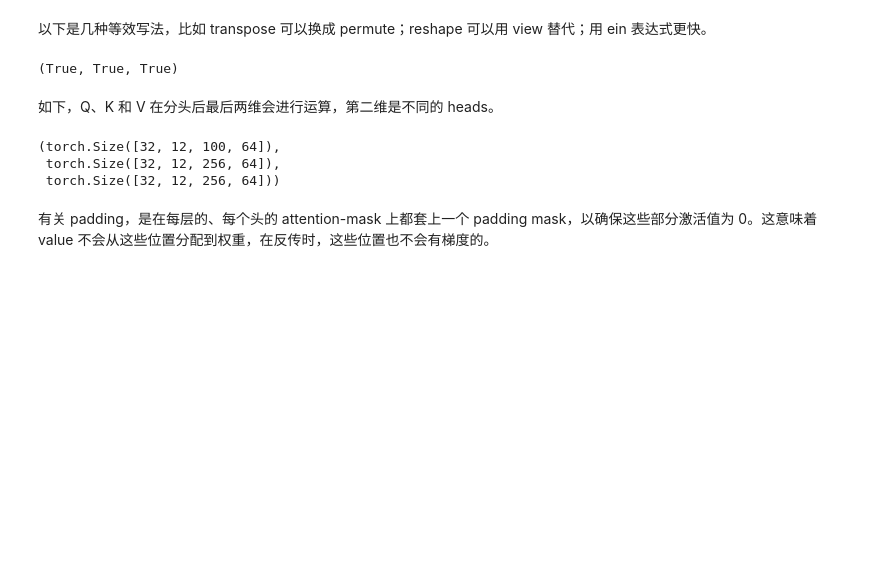
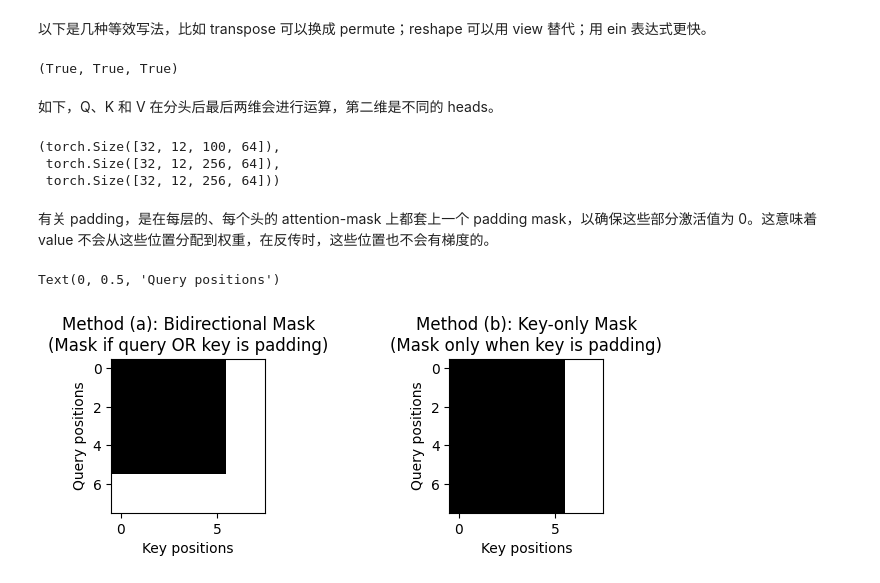
Before and after one commit to KLGR123/KLGR123.github.io, a Jupyter notebook: assets/jupyter/modern-arch/transformer.ipynb, the cells around one changed output. Cells and saved outputs as stored; diff of their text form; code cells hidden in the pictures; blank space fills up the shorter version.

```diff
--- a/assets/jupyter/modern-arch/transformer.ipynb
+++ b/assets/jupyter/modern-arch/transformer.ipynb
@@ -65,3 +65,54 @@ q.shape, k.shape, v.shape
  torch.Size([32, 12, 256, 64]))
 # %% [markdown]
 有关 padding，是在每层的、每个头的 attention-mask 上都套上一个 padding mask，以确保这些部分激活值为 0。这意味着 value 不会从这些位置分配到权重，在反传时，这些位置也不会有梯度的。
+# %%
+import torch
+import matplotlib.pyplot as plt
+import numpy as np
+
+# First, let's create some demo data with padding
+batch_size, seq_len, d_model = 2, 8, 512
+# Create sequences with different lengths (simulating padding)
+# Sequence 1: actual length 6, padded to 8
+# Sequence 2: actual length 4, padded to 8
+actual_lengths = [6, 4]
+
+# Create attention scores (before softmax)
+attention_scores = torch.randn(batch_size, seq_len, seq_len)
+
+# Method (a): Bidirectional padding mask - mask if either query OR key is padding
+def create_bidirectional_padding_mask(actual_lengths, seq_len, batch_size):
+    mask = torch.ones(batch_size, seq_len, seq_len, dtype=torch.bool)
+    for b, length in enumerate(actual_lengths):
+        # Keep only the valid positions (both query and key are valid)
+        mask[b, :length, :length] = False
+    return mask
+
+# Method (b): Key-only padding mask - mask only when key is padding
+def create_key_padding_mask(actual_lengths, seq_len, batch_size):
+    mask = torch.ones(batch_size, seq_len, seq_len, dtype=torch.bool)
+    for b, length in enumerate(actual_lengths):
+        # For each query position, mask only the padded key positions
+        mask[b, :, :length] = False
+    return mask
+
+# Create both types of masks
+bidirectional_mask = create_bidirectional_padding_mask(actual_lengths, seq_len, batch_size)
+key_only_mask = create_key_padding_mask(actual_lengths, seq_len, batch_size)
+
+# Visualize the masks
+fig, axes = plt.subplots(1, 2, figsize=(8, 2))
+
+# Visualize masks for batch 0 (sequence length 6)
+im1 = axes[0].imshow(bidirectional_mask[0].numpy(), cmap='gray', vmin=0, vmax=1)
+axes[0].set_title('Method (a): Bidirectional Mask\n(Mask if query OR key is padding)')
+axes[0].set_xlabel('Key positions')
+axes[0].set_ylabel('Query positions')
+
+im2 = axes[1].imshow(key_only_mask[0].numpy(), cmap='gray', vmin=0, vmax=1)
+axes[1].set_title('Method (b): Key-only Mask\n(Mask only when key is padding)')
+axes[1].set_xlabel('Key positions')
+axes[1].set_ylabel('Query positions')
+# %% [output]
+Text(0, 0.5, 'Query positions')
+[figure, added]
```
Also changed, not shown: parts of 12 cells of this notebook, 4 other files.
